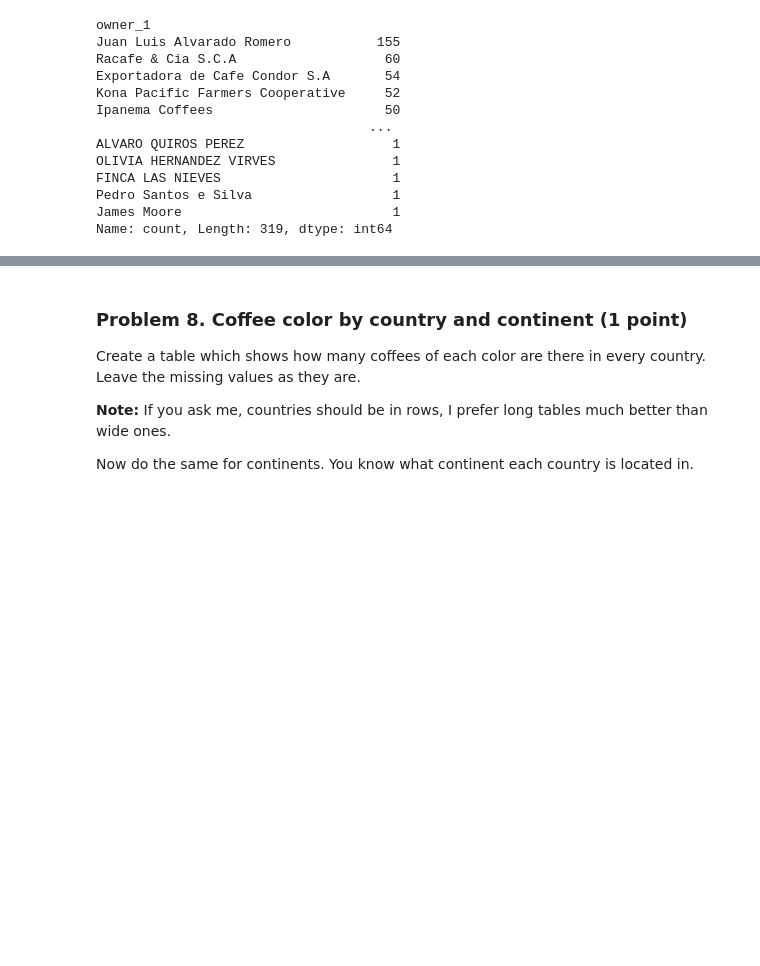
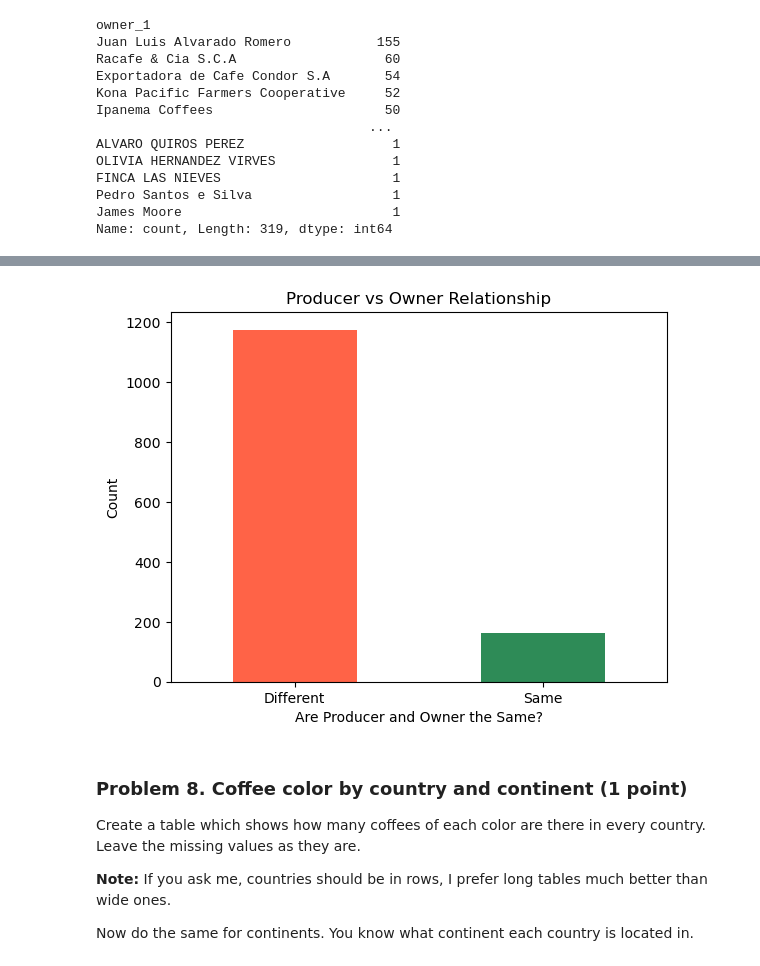
Before and after one commit to i11g/Data-Tidying, a Jupyter notebook: Data Tidying and Cleaning Lab.ipynb, the cells around one changed output, grey strips where cells are left out. Cells and saved outputs as stored; diff of their text form; code cells hidden in the pictures; blank space fills up the shorter version.

```diff
--- a/Data Tidying and Cleaning Lab.ipynb
+++ b/Data Tidying and Cleaning Lab.ipynb
@@ -834,2 +736,0 @@ To find if there are any link to Producers column, first we will make the text i
-# %%
-coffe_index["producer_clean"]= coffe_index["producer"].str.lower().str.strip()
@@ -890,0 +752,2 @@ plt.show()
+# %%
+col_owner, col_owner1 = "owner", "owner_1"
@@ -890,0 +810,27 @@ plt.show()
+# %%
+def choose_owner(row):
+    a, b = row["owner_norm"], row["owner1_norm"]
+    if pd.isna(a) and pd.isna(b):
+        return np.nan
+    if pd.isna(a):
+        return b
+    if pd.isna(b):
+        return a
+    # both present
+    if a == b:
+        return a
+    # conflict → prefer owner (a). Adjust rule if you prefer b or longest string, etc.
+    return a
+
+coffe_index["owner_clean"] = coffe_index.apply(choose_owner, axis=1)
+
+# Track where the value came from
+def owner_source(row):
+    a, b = row["owner_norm"], row["owner1_norm"]
+    if pd.isna(a) and pd.isna(b): return "none"
+    if pd.isna(a): return "owner_1"
+    if pd.isna(b): return "owner"
+    if a == b: return "both_equal"
+    return "owner_preferred"  # conflict
+
+coffe_index["owner_source"] = coffe_index.apply(owner_source, axis=1)
@@ -890,0 +874,3 @@ plt.show()
+# %%
+cols_to_drop = [col_owner, col_owner1, "owner_norm", "owner1_norm", "owner_clean_orig_case"]
+coffe_index = coffe_index.drop(columns=[c for c in cols_to_drop if c in coffe_index.columns])
@@ -891,3 +950,16 @@ plt.show()
+# %%
+coffe_index["relation"].value_counts().plot(
+    kind="bar",
+    color=["tomato", "seagreen"],
+    rot=0
+)
+plt.xticks([0,1], ["Different", "Same"])
+plt.xlabel("Are Producer and Owner the Same?")
+plt.ylabel("Count")
+plt.title("Producer vs Owner Relationship")
+plt.show()
+# %% [output]
+[figure, added]
 # %% [markdown]
 ### Problem 8. Coffee color by country and continent (1 point)
 Create a table which shows how many coffees of each color are there in every country. Leave the missing values as they are.
```
Also changed, not shown: parts of 79 cells of this notebook, 2 other files.
